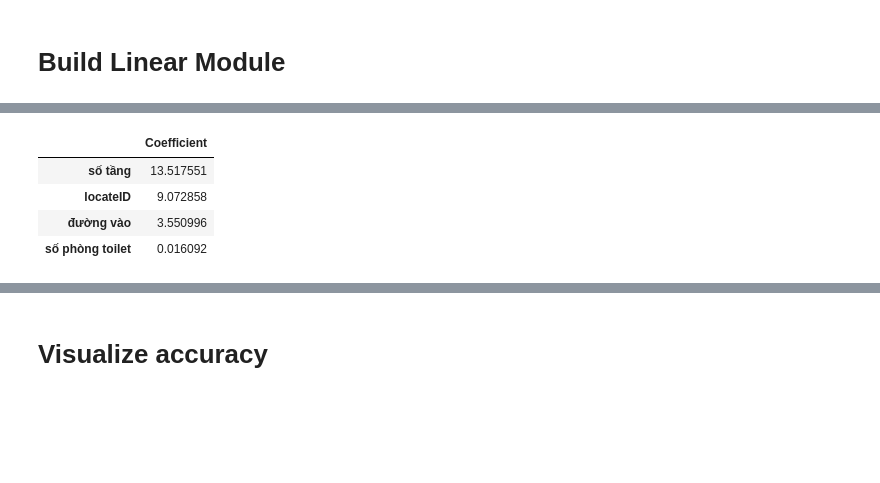
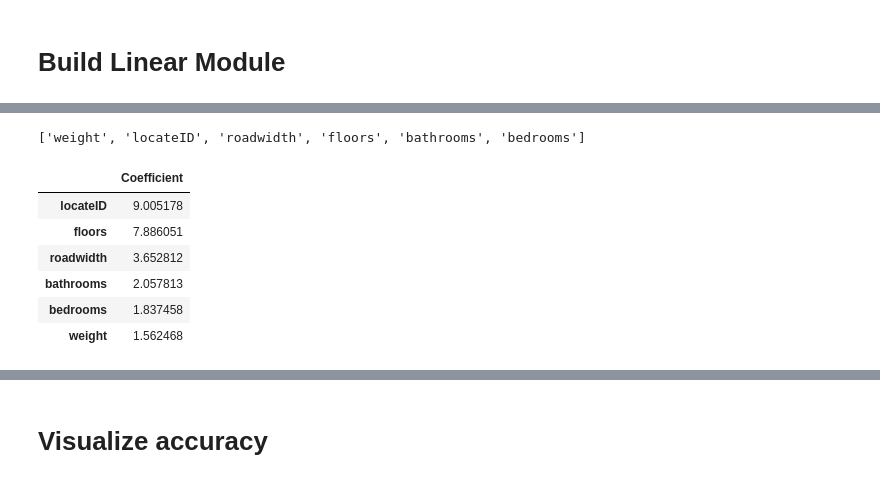
Before and after one commit to kietbg0079/LinearRegression-Module, a Jupyter notebook: HousePredict.ipynb, the cells around one changed output, grey strips where cells are left out. Cells and saved outputs as stored; diff of their text form; code cells hidden in the pictures; blank space fills up the shorter version.

```diff
--- a/HousePredict.ipynb
+++ b/HousePredict.ipynb
@@ -376,0 +399,6 @@ listFeature
+# %%
+dataUse = dataUse[dataUse['price'] < 400][dataUse['price'] > 50]
+
+plt.hist(dataUse['price'], bins=50)
+plt.title('Price distribution')
+plt.show()
@@ -408,3 +436,6 @@ for i in range(int(x_train.shape[0] * 0.2)):
 
 x_test = np.array(x_test)
 y_test = np.array(y_test)
+
+x_test = np.vstack((np.ones(x_test.shape[0], ),x_test.T)).T
+x_train = np.vstack((np.ones(x_train.shape[0], ), x_train.T)).T
@@ -451,6 +493,7 @@ class Linear_regression():
     self.lr = lr
     self.landa =landa
     self.hist = {"lossTrain":[],"lossTest":[],"accuTrain":[],"accuTest":[]}
+
   def update_weight(self, w):
     m = len(self.X)
     predictions = np.dot(self.X, w)
@@ -474,7 +517,12 @@ class Linear_regression():
     self.weights = np.zeros((Xc.shape[1], 1))
     self.y = yc.reshape(yc.shape[0], 1)
     for i in range(self.iter):
-      self.hist["lossTrain"].append(self.cost_function(self.X,self.y))
+      loss = self.cost_function(self.X,self.y)
+      if(i > 0):
+        if((loss - self.hist["lossTrain"][-1] ) > 1):
+          break
+
+      self.hist["lossTrain"].append(loss)
       self.hist["accuTrain"].append(self.score(self.y, np.dot(self.X,self.weights)))
       if testData is not None:
         x_test,y_test = testData
@@ -502,17 +550,24 @@ Index(['locateID', 'đường vào', 'số tầng', 'số phòng toilet'], dtype
 epoch = 10000
 model = Linear_regression(epoch, 0.003,0.01)
 weights = model.fit(x_train,y_train,testData=(x_test,y_test))
+# %%
+label = xData.columns.to_list()
+labels = ['weight'] + label
+labels
+# %% [output]
+['weight', 'locateID', 'roadwidth', 'floors', 'bathrooms', 'bedrooms']
 # %%
-weights
-coeff_df = pd.DataFrame(weights,xData.columns,columns=['Coefficient'])
+coeff_df = pd.DataFrame(weights, labels ,columns=['Coefficient'])
 ranked_suburbs = coeff_df.sort_values("Coefficient", ascending = False)
 ranked_suburbs
 # %% [output]
 |  | Coefficient |
-| số tầng | 13.517551 |
-| locateID | 9.072858 |
-| đường vào | 3.550996 |
-| số phòng toilet | 0.016092 |
+| locateID | 9.005178 |
+| floors | 7.886051 |
+| roadwidth | 3.652812 |
+| bathrooms | 2.057813 |
+| bedrooms | 1.837458 |
+| weight | 1.562468 |
 # %%
 predictions = np.dot(x_test,weights)
 y_test = np.reshape(y_test,(len(y_test),1))
```
Also changed, not shown: parts of 41 cells of this notebook.
